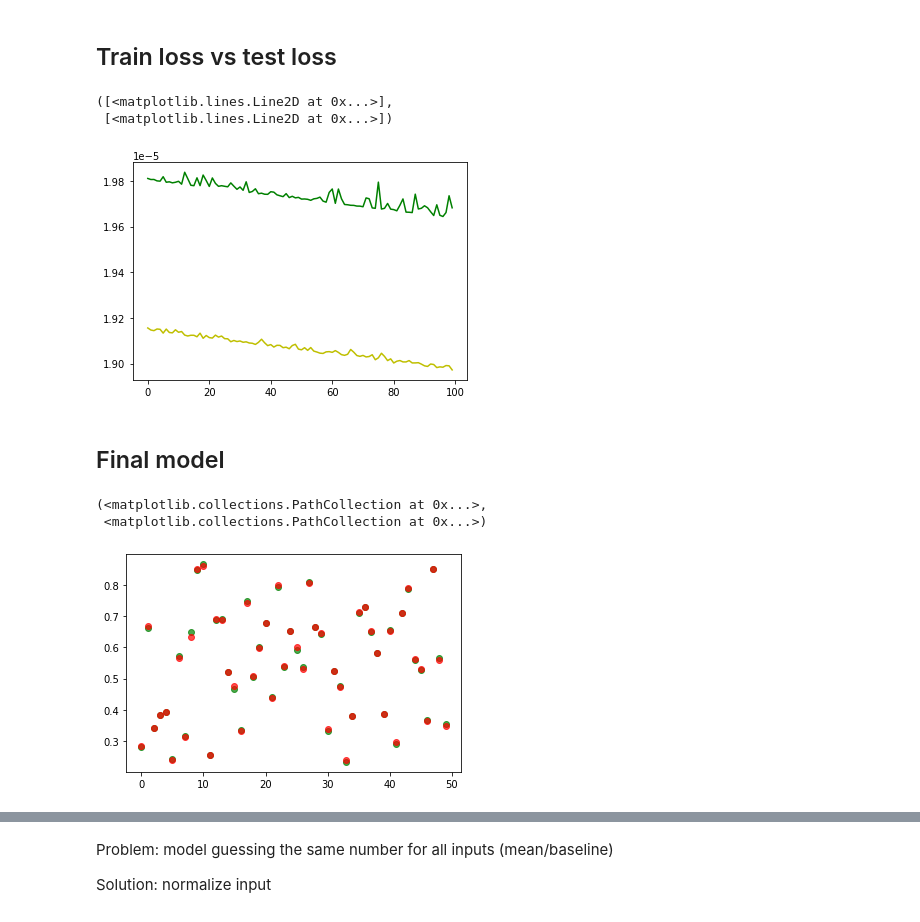
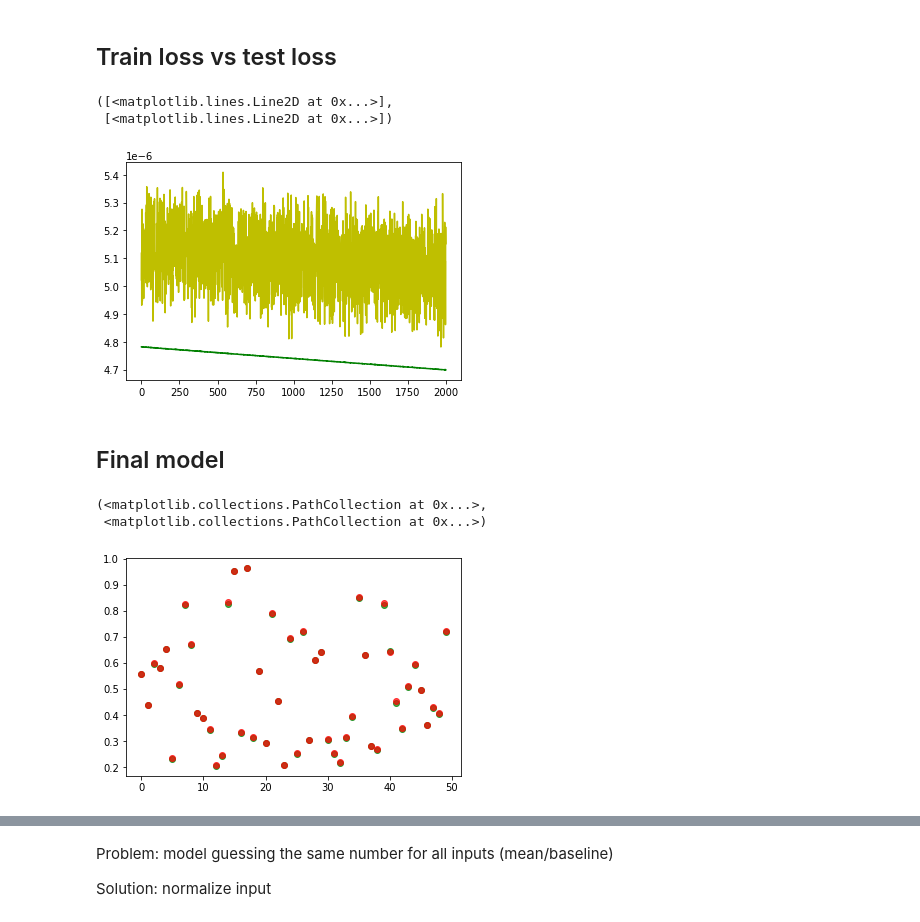
Before and after one commit to EdvardasDlugauskas/VT-atvir-duomen-analiz-, a Jupyter notebook: vilniustransportOpenDataAnalysis.ipynb, the cells around one changed output, grey strips where cells are left out. Saved outputs shown, nothing was run; the diff lists cells and outputs as text; code cells hidden in the pictures.

```diff
--- a/vilniustransportOpenDataAnalysis.ipynb
+++ b/vilniustransportOpenDataAnalysis.ipynb
@@ -30,7 +30,7 @@ Enter your authorization code:
 Mounted at /content/drive
 # %%
 DATA_FOLDER_PATH = "/content/drive/My Drive/VTDeepLearn/data"
-file_names = sorted(listdir(DATA_FOLDER_PATH))[:7]
+file_names = sorted(listdir(DATA_FOLDER_PATH))[:100]
 dataframes = [pd.read_csv(path.join(DATA_FOLDER_PATH, file)) for file in file_names]
 all_data = pd.concat(dataframes).reset_index(drop=True)
 all_data = all_data.drop(columns=['Number'])
@@ -80,7 +80,7 @@ cont_test_data = all_data[['ScheduledDeparture', 'ActualDeparture', 'ScheduledAr
 cat_test_data = all_data[['TransportType', 'StartStop', 'EndStop', 'IsHoliday']].to_numpy()
 y_test_data = all_data['ActualArrival'].to_numpy().reshape(-1, 1)
 
-test_sets = model_selection.train_test_split(cont_test_data, cat_test_data, y_test_data)
-train_cont, test_cont = map(lambda x: autograd.Variable(FloatTensor(x), requires_grad=True), test_sets[0:2])
-train_cat, test_cat = map(lambda x: autograd.Variable(LongTensor(x)), test_sets[2:4])
-train_y, test_y = map(lambda x: autograd.Variable(FloatTensor(x)), test_sets[4:6])
+test_sets = model_selection.train_test_split(cont_test_data, cat_test_data, y_test_data, test_size=0.1)
+train_cont, test_cont = map(lambda x: autograd.Variable(FloatTensor(x), requires_grad=True).cuda(), test_sets[0:2])
+train_cat, test_cat = map(lambda x: autograd.Variable(LongTensor(x)).cuda(), test_sets[2:4])
+train_y, test_y = map(lambda x: autograd.Variable(FloatTensor(x)).cuda(), test_sets[4:6])
@@ -120,16 +99,16 @@ class Net(nn.Module):
     self.emb_layer = nn.Embedding(embed_dict_size, embed_dim)
 
     # Linear Layers
-    self.first_layer = nn.Linear(embed_dim + 3, 20);
-    self.second_layer = nn.Linear(20, 10);
-    self.output_layer = nn.Linear(10, 1);
+    self.first_layer = nn.Linear(embed_dim * 4 + 3, 30);
+    self.second_layer = nn.Linear(30, 20);
+    self.output_layer = nn.Linear(20, 1);
 
     self.generic_relu = nn.LeakyReLU();
 
   def forward(self, cont_data, cat_data):
     cat_embedded = self.emb_layer(cat_data)
 
-    x = self.first_layer(torch.cat([cat_embedded[:, -1, :], cont_data], dim=1))
+    x = self.first_layer(torch.cat([cat_embedded.view(cat_embedded.shape[0], -1), cont_data], dim=1))
     x = self.generic_relu(x)
 
     x = self.second_layer(x)
@@ -141,23 +128,21 @@ class Net(nn.Module):
 # %%
-manual_seed(3)
+optimizer = optim.SGD(net.parameters(), lr=0.01)
+loss_func = nn.MSELoss()
 
-net = Net()
-
-optimizer = optim.SGD(net.parameters(), lr=0.1)
-loss_func = nn.MSELoss()
-batch_size = train_cont.size()[0] // 20
+data_len = train_cont.size()[0]
+test_len = test_cont.size()[0]
+batch_size = data_len // 100
 
 val_loss_history = []
 train_loss_history = []
 
-for epoch in range(5000):
+for epoch in range(1, 5_000):
     net.train()
 
-    data_len = train_cont.size()[0];
     permutation = randperm(data_len)
 
     epoch_losses = []
-    for batch_i in range(0, data_len, batch_size):
+    for batch_i in range(0, data_len//2, batch_size):
         indices = permutation[batch_i:batch_i+batch_size]
         cont_batch_x = train_cont[indices]
         cat_batch_x = train_cat[indices]
@@ -213,22 +206,22 @@ from matplotlib import pyplot as plt
 # %% [markdown]
 ## Train loss vs test loss
 # %%
-plt.plot(train_loss_history[-100:], c="y"), plt.plot(val_loss_history[-100:], c="g")
+plt.plot(train_loss_history[-2000:], c="y"), plt.plot(val_loss_history[-2000:], c="g")
 # %% [output]
 ([<matplotlib.lines.Line2D at 0x...>],
  [<matplotlib.lines.Line2D at 0x...>])
-[figure, old version]
+[figure, new version]
 # %% [markdown]
 ## Final model
 # %%
 y_hat = net(test_cont, test_cat)
 # %%
 count = 50
-plt.scatter(range(count),test_y.numpy()[:count], alpha=0.7, c='g'), plt.scatter(range(count), y_hat.detach().numpy()[:count], alpha=0.7, c='r')
+plt.scatter(range(count),test_y.cpu().numpy()[:count], alpha=0.7, c='g'), plt.scatter(range(count), y_hat.detach().cpu().numpy()[:count], alpha=0.7, c='r')
 # %% [output]
 (<matplotlib.collections.PathCollection at 0x...>,
  <matplotlib.collections.PathCollection at 0x...>)
-[figure, old version]
+[figure, new version]
 # %% [markdown]
 # Resources & links
 
```
Also changed, not shown: parts of 9 cells of this notebook.
